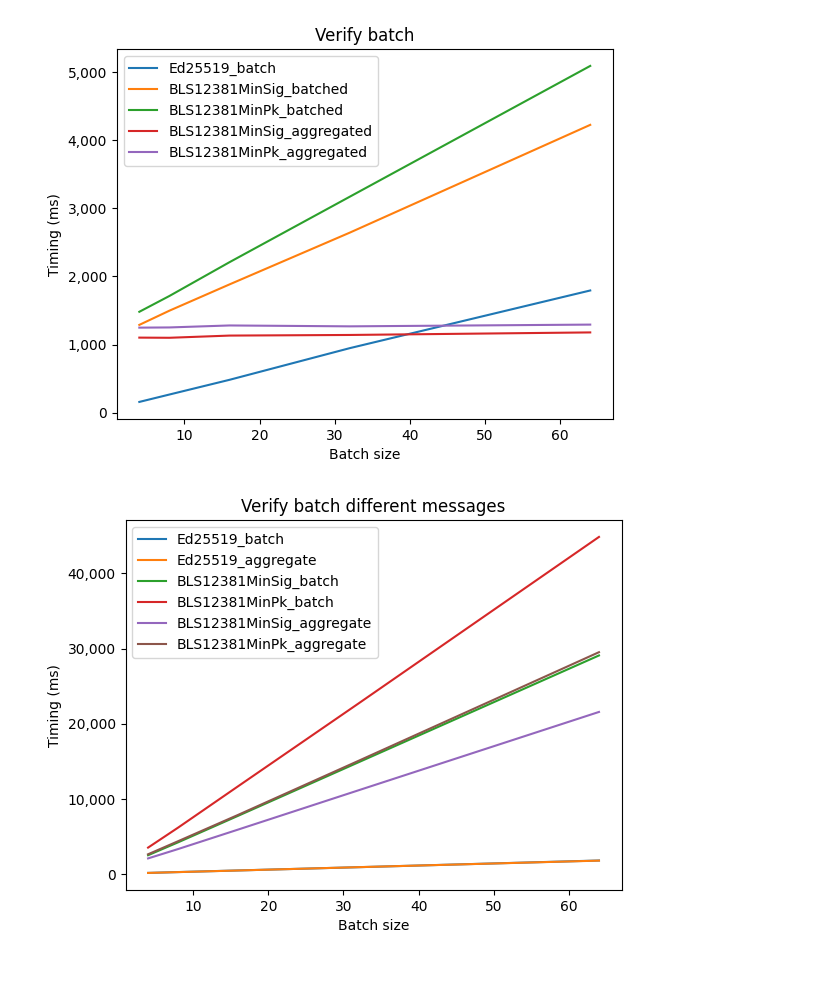
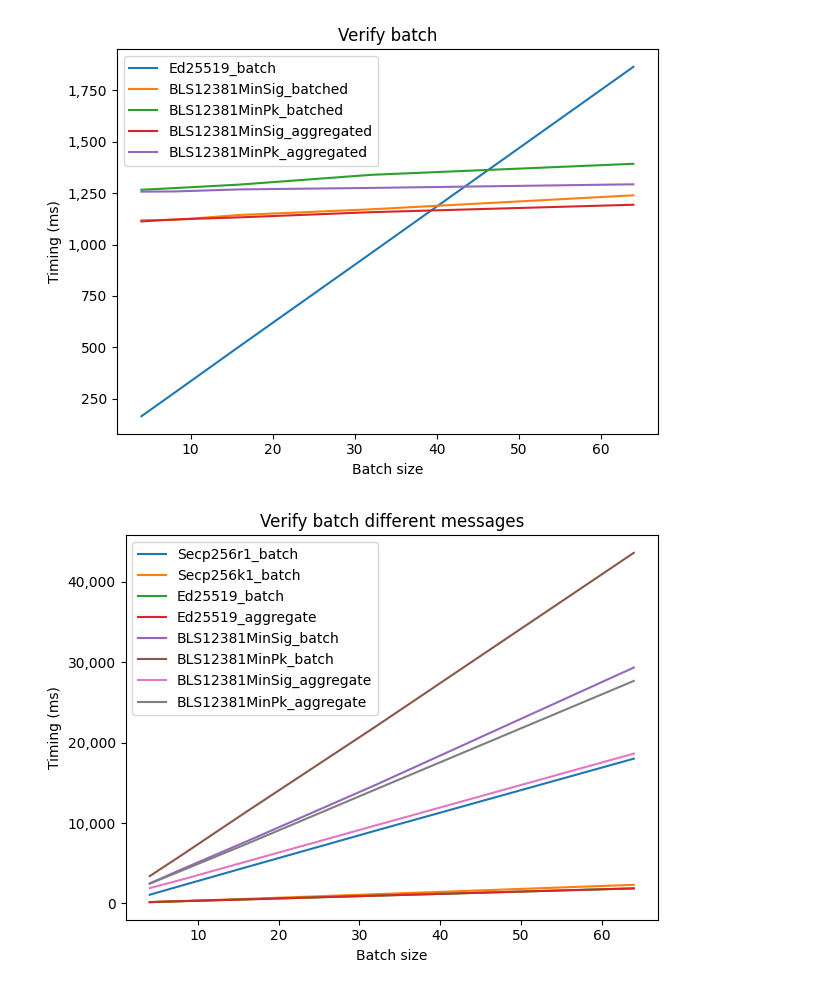
Before and after one commit to jonas-lj/fastcrypto-analyzer, a Jupyter notebook: notebook.ipynb, the cells around one changed output. Saved outputs shown, nothing was run; the diff lists cells and outputs as text; code cells hidden in the pictures.

Commit message:
Fix code and save plots

```diff
--- a/notebook.ipynb
+++ b/notebook.ipynb
@@ -6,7 +6,7 @@ from urllib.request import urlopen
 import numpy as np
 # %%
 # Load data
-file = urlopen("https://raw.githubusercontent.com/MystenLabs/fastcrypto/gh-pages/benchmarks/history/7dc17afca3f9bfcd2a0a712e8cc6da3ad745eb90.json")
+file = urlopen("https://raw.githubusercontent.com/MystenLabs/fastcrypto/gh-pages/benchmarks/history/a6e3e8bceed47c3b32de60e3cd13e63c44ab7577.json")
 
 # Structure data
 data = {}
@@ -31,6 +31,9 @@ for line in file:
     if group not in data:
         data[group] = {}
 
+    if len(description) < 2:
+        continue
+
     scheme = description[1]
     if scheme not in data[group]:
         data[group][scheme] = {}
@@ -51,22 +54,28 @@ def get_series(group, scheme = ''):
 # %%
 # Plot batch verification
 group = "Verify batch"
 d = data[group]
 
 fig, ax = plt.subplots()
 
 for scheme in d:
+    if scheme.startswith("Secp256"):
+        continue
+
     x, y, lower_bound, upper_bound = get_series(group, scheme)
     ax.plot(x, y, label = scheme)
     #ax.fill_between(x, lower_bound, upper_bound)
 
 ax.set_title(group)
 ax.legend(loc='upper left')
 ax.set_xlabel('Batch size')
 ax.set_ylabel('Timing (ms)')
 ax.yaxis.set_major_formatter(matplotlib.ticker.StrMethodFormatter('{x:,.0f}'))
+
+plt.tight_layout()
+plt.savefig("batch-a6e3e8.svg")
 # %% [output]
-[figure, old version]
+[figure, new version]
 # %%
 # Plot batch verification different messages
 group = "Verify batch different messages"
@@ -84,8 +93,11 @@ ax.legend(loc='upper left')
 ax.set_xlabel('Batch size')
 ax.set_ylabel('Timing (ms)')
 ax.yaxis.set_major_formatter(matplotlib.ticker.StrMethodFormatter('{x:,.0f}'))
+
+plt.tight_layout()
+plt.savefig("batch-a6e3e8.svg")
 # %% [output]
-[figure, old version]
+[figure, new version]
 # %%
 # Plot signing
 
```
Also changed, not shown: parts of 1 cell of this notebook.
